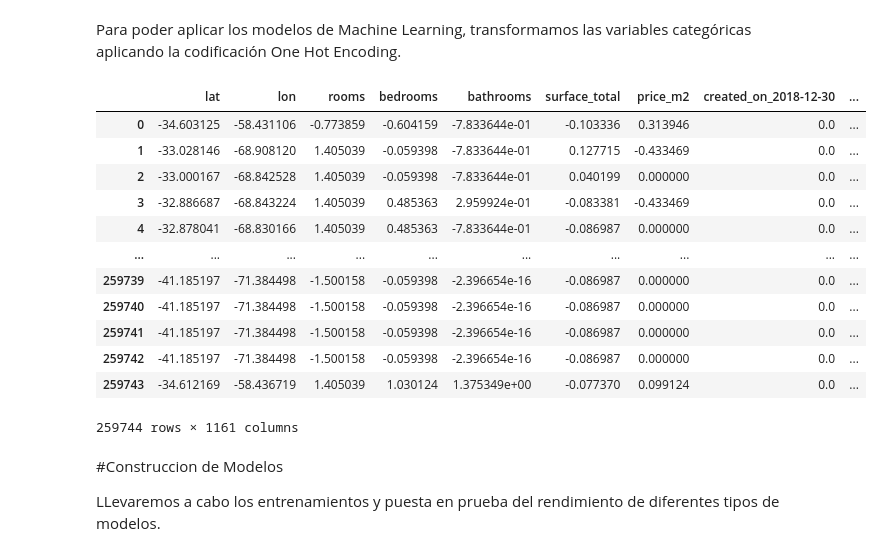
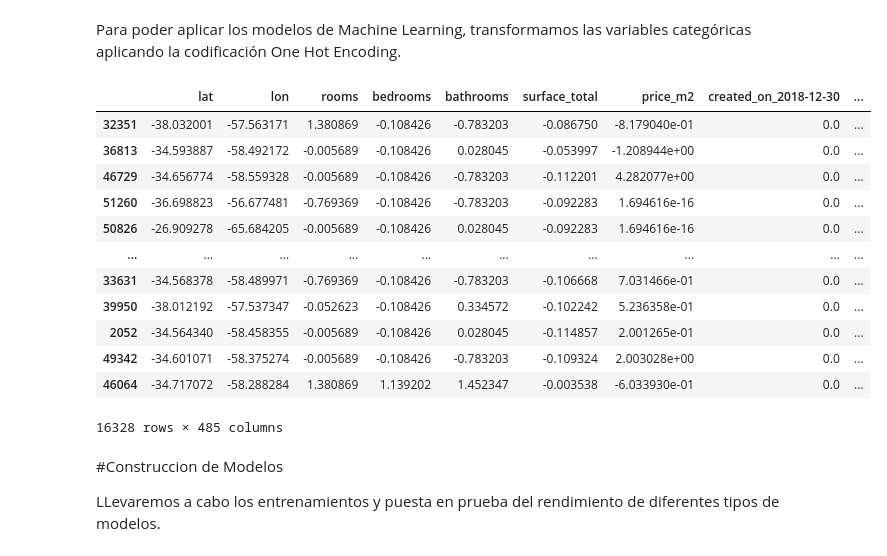
Before and after one commit to JoacoPagani/Data-Science-II-Machine-Learning-para-la-Ciencia-de-Datos, a Jupyter notebook: EntregaFinalP2.ipynb, the cells around one changed output. Cells and saved outputs as stored; diff of their text form; code cells hidden in the pictures.

```diff
--- a/EntregaFinalP2.ipynb
+++ b/EntregaFinalP2.ipynb
@@ -21,10 +23,13 @@ X_df = df.drop('price', axis=1).copy()
+# %%
+X_df_sampled = X_df.sample(frac=0.3, random_state=42)
+Y_df_sampled = Y_df.loc[X_df_sampled.index]
 # %% [markdown]
 ####Eliminacion de variables correlativas
 
 Durante el EDA se realizo la matriz de coeficientes de Correlación de Pearson se encontro una correlacion moderada-fuerte entre las variables "surface_total" y "surface_covered". Por lo que se decide eliminar una de las dos para mejorar la predicción.
 Ademas se eliminan las variables "price_period" y "operation_type" ya que todas las filas contaban con el mismo valor. Y la variable "title" que no tiene aporte en el entrenamiento del modelo
 # %%
-X_df.drop(['surface_covered', 'price_period', 'title', 'operation_type'], axis=1, inplace=True)
+X_df_sampled.drop(['surface_covered', 'price_period', 'title', 'operation_type'], axis=1, inplace=True)
 # %% [markdown]
 ####Estandarizacion de variables
 
@@ -32,45 +37,45 @@ Estandarizamos las variables numericas ya que ayuda a mejorar la estabilidad num
 # %%
 from sklearn.preprocessing import StandardScaler
 # Identificar las columnas numéricas
-numerical_cols = X_df.select_dtypes(include=['number']).columns
+numerical_cols = X_df_sampled.select_dtypes(include=['number']).columns
 
 # Excluir las columnas de longitud y latitud de la lista de columnas numéricas
 numerical_cols = [col for col in numerical_cols if col not in ['lat', 'lon']]
 
 # Reemplazar valores infinitos por NaN
-X_df[numerical_cols] = X_df[numerical_cols].replace([np.inf, -np.inf], np.nan)
+X_df_sampled[numerical_cols] = X_df_sampled[numerical_cols].replace([np.inf, -np.inf], np.nan)
 
 # Rellenar NaN con la media de cada columna
 for col in numerical_cols:
-    X_df[col] = X_df[col].fillna(X_df[col].mean())
+    X_df_sampled[col] = X_df_sampled[col].fillna(X_df_sampled[col].mean())
 
 # Instanciar el objeto scaler
 scaler = StandardScaler()
 
 # Aplicar la transformación solo a las columnas seleccionadas
-X_df[numerical_cols] = scaler.fit_transform(X_df[numerical_cols])
+X_df_sampled[numerical_cols] = scaler.fit_transform(X_df_sampled[numerical_cols])
 # %% [markdown]
 Para poder aplicar los modelos de Machine Learning, transformamos las variables categóricas aplicando la codificación One Hot Encoding.
 # %%
-X_df = pd.get_dummies(X_df, columns=X_df.select_dtypes(include=['object']).columns, drop_first=True)
+X_df_sampled = pd.get_dummies(X_df_sampled, columns=X_df_sampled.select_dtypes(include=['object']).columns, drop_first=True)
 
-X_df = X_df.astype(float)
+X_df_sampled = X_df_sampled.astype(float)
 
-X_df
+X_df_sampled
 # %% [output]
 |  | lat | lon | rooms | bedrooms | bathrooms | surface_total | price_m2 | created_on_2018-12-30 | ... |
-| 0 | -34.603125 | -58.431106 | -0.773859 | -0.604159 | -7.833644e-01 | -0.103336 | 0.313946 | 0.0 | ... |
-| 1 | -33.028146 | -68.908120 | 1.405039 | -0.059398 | -7.833644e-01 | 0.127715 | -0.433469 | 0.0 | ... |
-| 2 | -33.000167 | -68.842528 | 1.405039 | -0.059398 | -7.833644e-01 | 0.040199 | 0.000000 | 0.0 | ... |
-| 3 | -32.886687 | -68.843224 | 1.405039 | 0.485363 | 2.959924e-01 | -0.083381 | -0.433469 | 0.0 | ... |
-| 4 | -32.878041 | -68.830166 | 1.405039 | 0.485363 | -7.833644e-01 | -0.086987 | 0.000000 | 0.0 | ... |
+| 32351 | -38.032001 | -57.563171 | 1.380869 | -0.108426 | -0.783203 | -0.086750 | -8.179040e-01 | 0.0 | ... |
+| 36813 | -34.593887 | -58.492172 | -0.005689 | -0.108426 | 0.028045 | -0.053997 | -1.208944e+00 | 0.0 | ... |
+| 46729 | -34.656774 | -58.559328 | -0.005689 | -0.108426 | -0.783203 | -0.112201 | 4.282077e+00 | 0.0 | ... |
+| 51260 | -36.698823 | -56.677481 | -0.769369 | -0.108426 | -0.783203 | -0.092283 | 1.694616e-16 | 0.0 | ... |
+| 50826 | -26.909278 | -65.684205 | -0.005689 | -0.108426 | 0.028045 | -0.092283 | 1.694616e-16 | 0.0 | ... |
 | ... | ... | ... | ... | ... | ... | ... | ... | ... | ... |
-| 259739 | -41.185197 | -71.384498 | -1.500158 | -0.059398 | -2.396654e-16 | -0.086987 | 0.000000 | 0.0 | ... |
-| 259740 | -41.185197 | -71.384498 | -1.500158 | -0.059398 | -2.396654e-16 | -0.086987 | 0.000000 | 0.0 | ... |
-| 259741 | -41.185197 | -71.384498 | -1.500158 | -0.059398 | -2.396654e-16 | -0.086987 | 0.000000 | 0.0 | ... |
-| 259742 | -41.185197 | -71.384498 | -1.500158 | -0.059398 | -2.396654e-16 | -0.086987 | 0.000000 | 0.0 | ... |
-| 259743 | -34.612169 | -58.436719 | 1.405039 | 1.030124 | 1.375349e+00 | -0.077370 | 0.099124 | 0.0 | ... |
+| 33631 | -34.568378 | -58.489971 | -0.769369 | -0.108426 | -0.783203 | -0.106668 | 7.031466e-01 | 0.0 | ... |
+| 39950 | -38.012192 | -57.537347 | -0.052623 | -0.108426 | 0.334572 | -0.102242 | 5.236358e-01 | 0.0 | ... |
+| 2052 | -34.564340 | -58.458355 | -0.005689 | -0.108426 | 0.028045 | -0.114857 | 2.001265e-01 | 0.0 | ... |
+| 49342 | -34.601071 | -58.375274 | -0.005689 | -0.108426 | -0.783203 | -0.109324 | 2.003028e+00 | 0.0 | ... |
+| 46064 | -34.717072 | -58.288284 | 1.380869 | 1.139202 | 1.452347 | -0.003538 | -6.033930e-01 | 0.0 | ... |
-259744 rows × 1161 columns
+16328 rows × 485 columns
 # %% [markdown]
 #Construccion de Modelos
 
```
Also changed, not shown: parts of 13 cells of this notebook.
